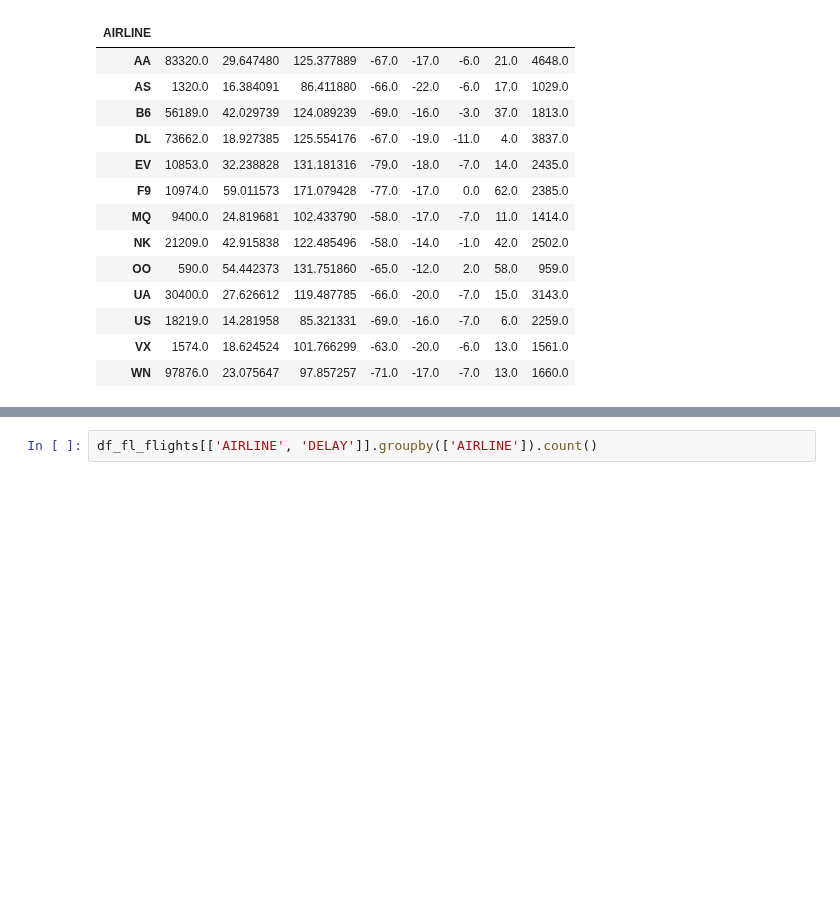
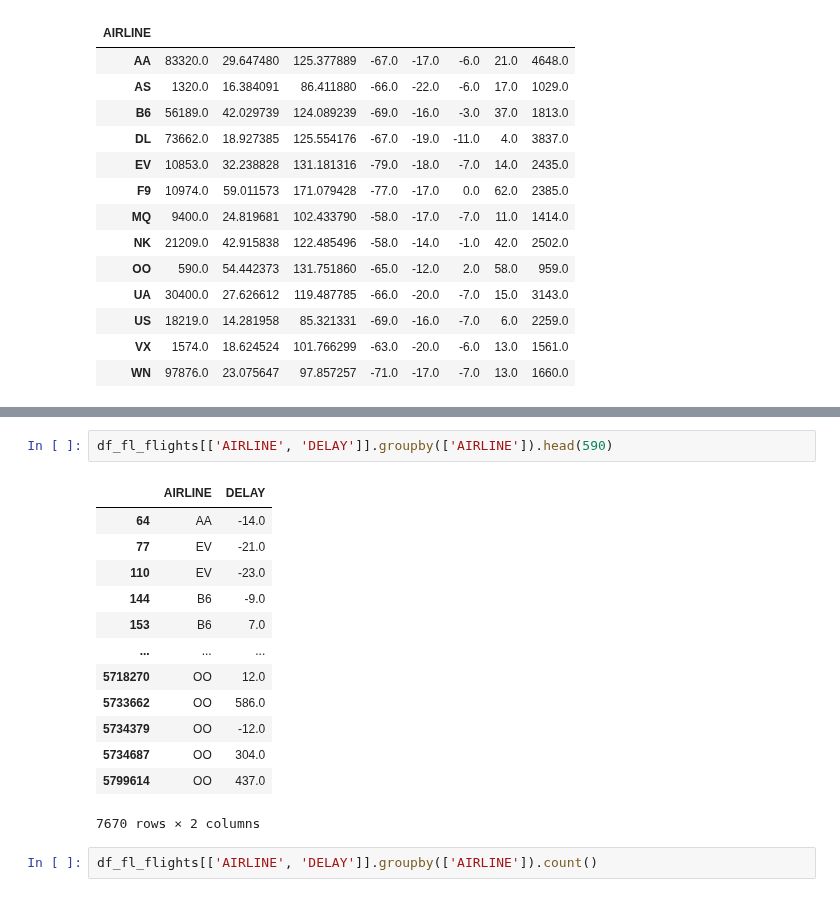
Before and after one commit to EmilioGinzo/Flight-delay, a Jupyter notebook: Project_p676p627_Emilio.ipynb, the cells around one changed output, grey strips where cells are left out. Saved outputs shown, nothing was run; the diff lists cells and outputs as text; blank space fills up the shorter version.

```diff
--- a/Project_p676p627_Emilio.ipynb
+++ b/Project_p676p627_Emilio.ipynb
@@ -243,3 +261,19 @@ df_fl_flights[['AIRLINE', 'DELAY']].groupby(['AIRLINE']).describe()
+# %%
+df_fl_flights[['AIRLINE', 'DELAY']].groupby(['AIRLINE']).head(590)
+# %% [output]
+|  | AIRLINE | DELAY |
+| 64 | AA | -14.0 |
+| 77 | EV | -21.0 |
+| 110 | EV | -23.0 |
+| 144 | B6 | -9.0 |
+| 153 | B6 | 7.0 |
+| ... | ... | ... |
+| 5718270 | OO | 12.0 |
+| 5733662 | OO | 586.0 |
+| 5734379 | OO | -12.0 |
+| 5734687 | OO | 304.0 |
+| 5799614 | OO | 437.0 |
+7670 rows × 2 columns
 # %%
 df_fl_flights[['AIRLINE', 'DELAY']].groupby(['AIRLINE']).count()
 # %% [output]
```
Also changed, not shown: parts of 1 cell of this notebook.
